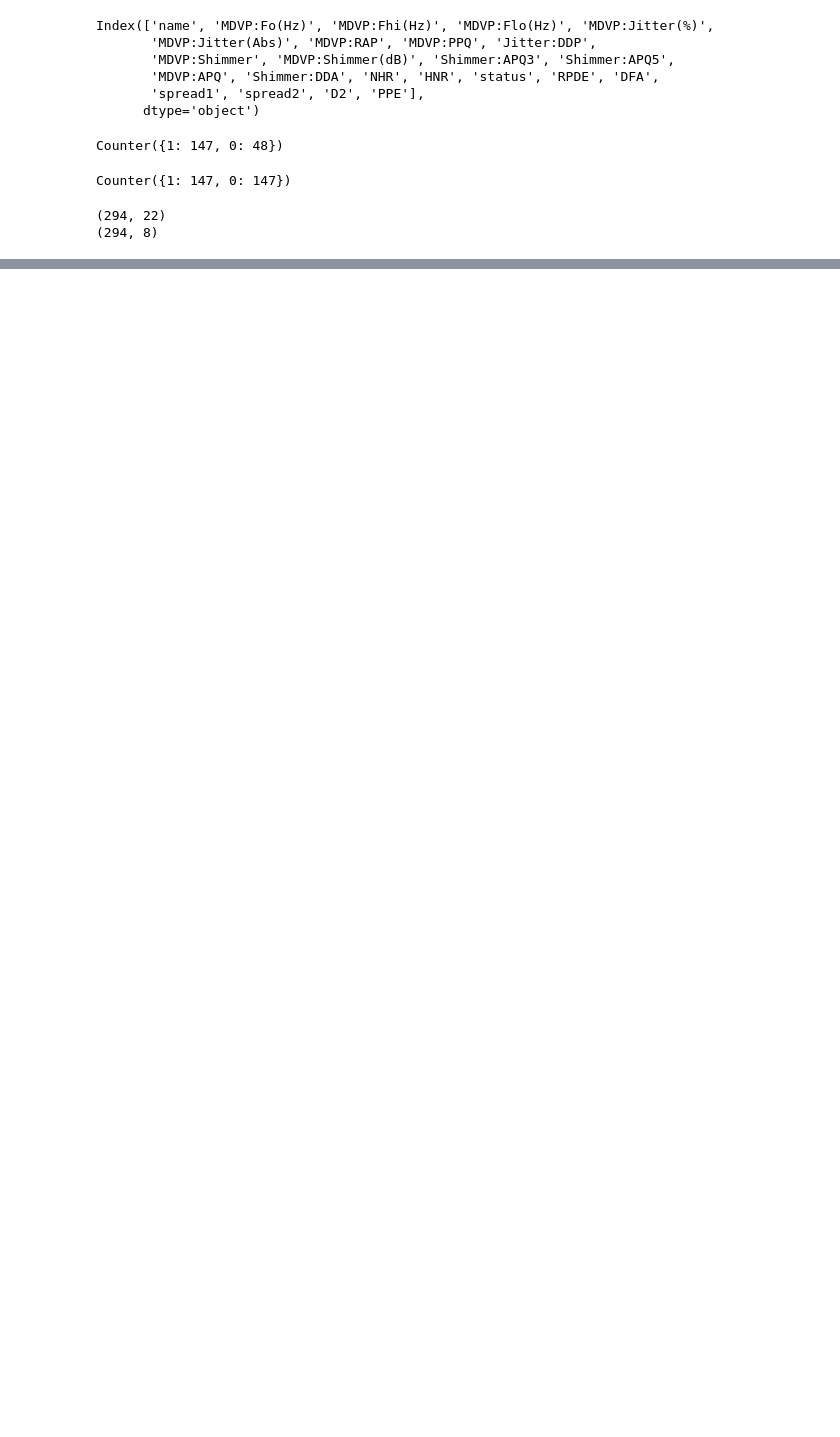
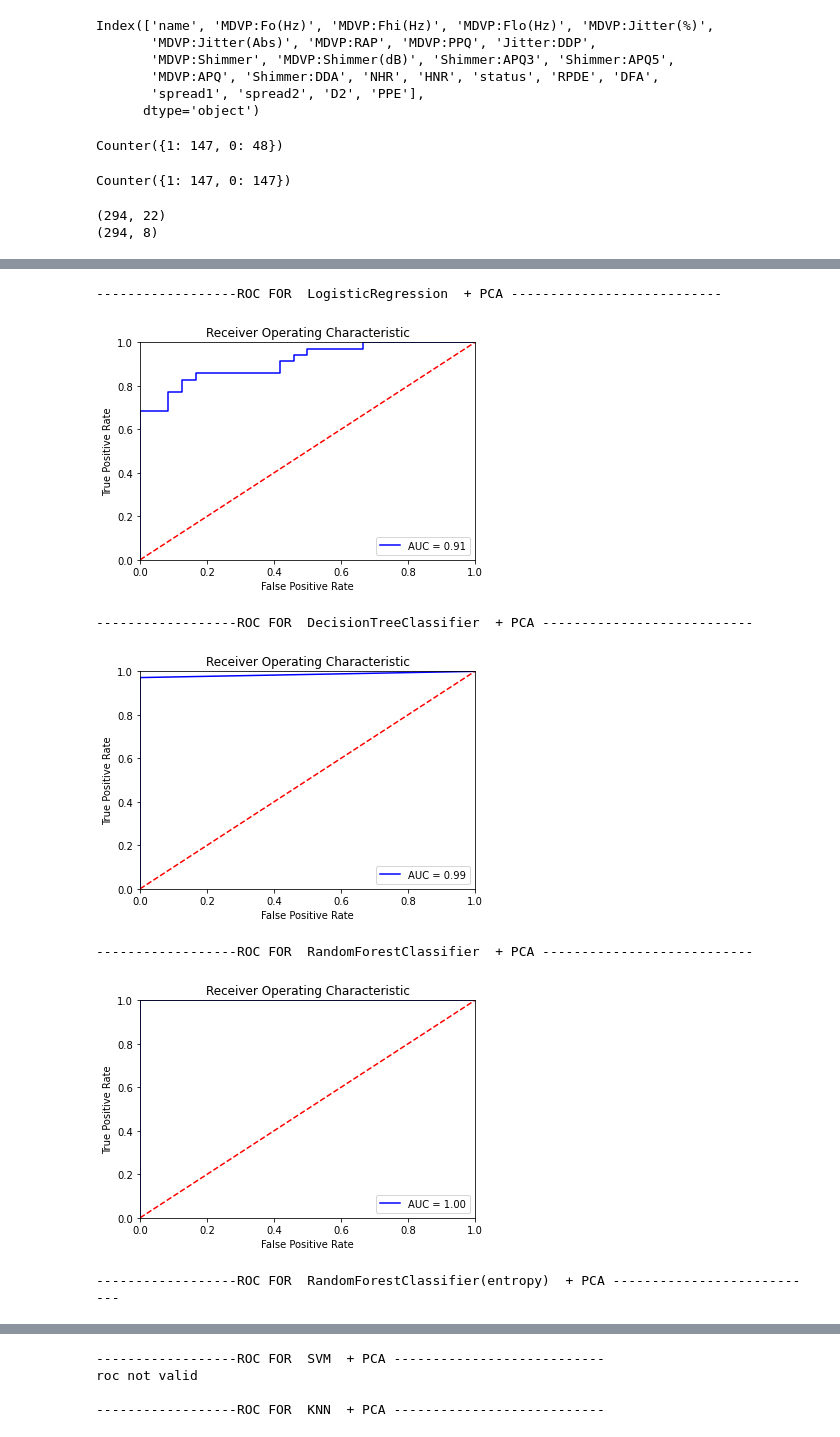
Before and after one commit to TaeMD/ML-projects, a Jupyter notebook: Detecting_Parkinsons.ipynb, the cells around one changed output, grey strips where cells are left out. Drawn from its saved outputs; the diff is of its cells as text; code cells hidden in the pictures; blank space fills up the shorter version.

```diff
--- a/Detecting_Parkinsons.ipynb
+++ b/Detecting_Parkinsons.ipynb
@@ -338,0 +378,6 @@ evc = VotingClassifier()
+# %%
+for i in list3:
+  print('*********************************', i   ,'**************************************')
+  print()
+  print(classification_report(y_test, i.predict(x_test)))
+  print('Confusion Matrix:')
@@ -338,0 +402,38 @@ evc = VotingClassifier()
+# %%
+# Visualizing performance with ROC
+
+from sklearn.metrics import roc_curve, auc, confusion_matrix, classification_report,accuracy_score
+
+def plot_roc(model, X_test, y_test):
+    # calculate the fpr and tpr for all thresholds of the classification
+    probabilities = model.predict_proba(np.array(X_test))
+    predictions = probabilities
+    fpr, tpr, threshold = roc_curve(y_test, predictions[:,1])
+    roc_auc = auc(fpr, tpr)
+
+    plt.title('Receiver Operating Characteristic')
+    plt.plot(fpr, tpr, 'b', label='AUC = %0.2f' % roc_auc)
+    plt.legend(loc='lower right')
+    plt.plot([0, 1], [0, 1], 'r--')
+    plt.xlim([0, 1])
+    plt.ylim([0, 1])
+    plt.ylabel('True Positive Rate')
+    plt.xlabel('False Positive Rate')
+    plt.show()
+# %%
+for i in range(0,len(list3)):
+    try:
+        print()
+        print("------------------ROC FOR ",list1[i]," + PCA ---------------------------")
+        plot_roc(list3[i], x_test, np.array(y_test))
+        print()
+    except:
+        print("roc not valid")
+# %% [output]
+------------------ROC FOR  LogisticRegression  + PCA ---------------------------
+[figure, added]
+------------------ROC FOR  DecisionTreeClassifier  + PCA ---------------------------
+[figure, added]
+------------------ROC FOR  RandomForestClassifier  + PCA ---------------------------
+[figure, added]
+------------------ROC FOR  RandomForestClassifier(entropy)  + PCA ---------------------------
@@ -338,0 +441,4 @@ evc = VotingClassifier()
+------------------ROC FOR  SVM  + PCA ---------------------------
+roc not valid
+
+------------------ROC FOR  KNN  + PCA ---------------------------
```
Also changed, not shown: parts of 8 cells of this notebook.
